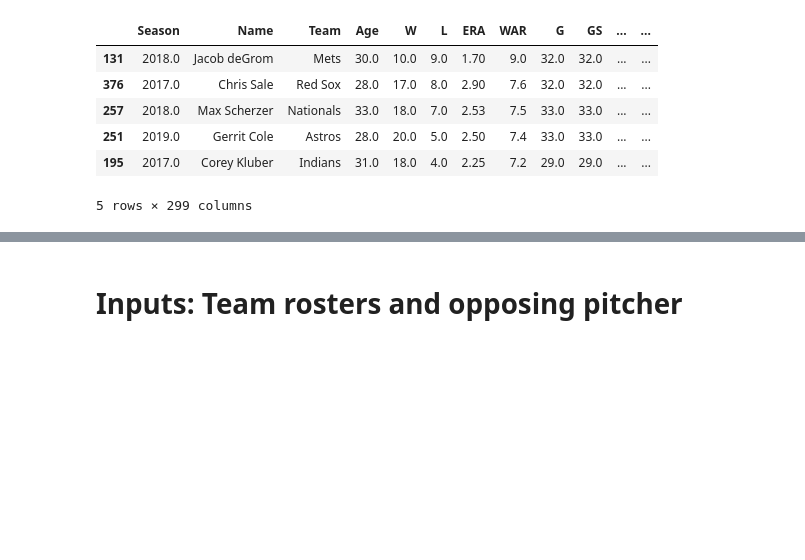
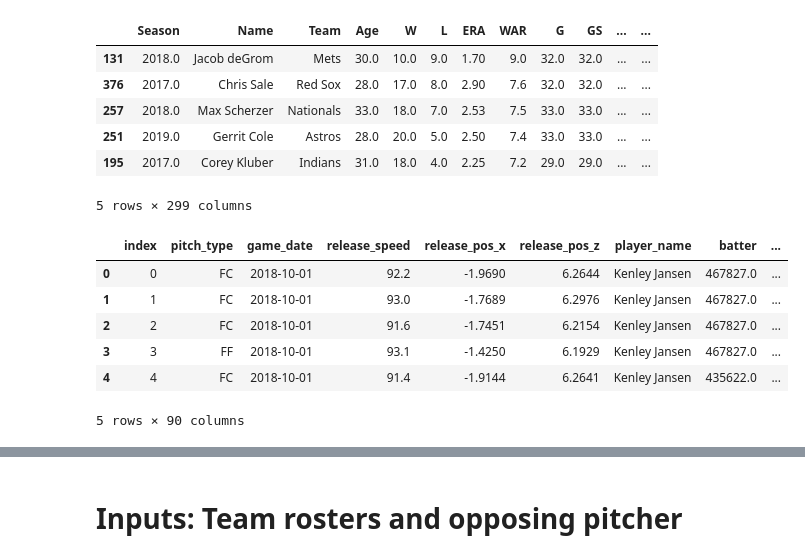
Before and after one commit to benslack19/baseball_player_selector, a Jupyter notebook: daily_fantasy_baseball_player_predictor.ipynb, the cells around one changed output, grey strips where cells are left out. Drawn from its saved outputs; the diff is of its cells as text; code cells hidden in the pictures; blank space fills up the shorter version.

```diff
--- a/daily_fantasy_baseball_player_predictor.ipynb
+++ b/daily_fantasy_baseball_player_predictor.ipynb
@@ -275,3 +275,13 @@ df_pitching_stats.head()
 | 251 | 2019.0 | Gerrit Cole | Astros | 28.0 | 20.0 | 5.0 | 2.50 | 7.4 | 33.0 | 33.0 | ... | ... |
 | 195 | 2017.0 | Corey Kluber | Indians | 31.0 | 18.0 | 4.0 | 2.25 | 7.2 | 29.0 | 29.0 | ... | ... |
 5 rows × 299 columns
+# %%
+df_sc.head()
+# %% [output]
+|  | index | pitch_type | game_date | release_speed | release_pos_x | release_pos_z | player_name | batter | ... |
+| 0 | 0 | FC | 2018-10-01 | 92.2 | -1.9690 | 6.2644 | Kenley Jansen | 467827.0 | ... |
+| 1 | 1 | FC | 2018-10-01 | 93.0 | -1.7689 | 6.2976 | Kenley Jansen | 467827.0 | ... |
+| 2 | 2 | FC | 2018-10-01 | 91.6 | -1.7451 | 6.2154 | Kenley Jansen | 467827.0 | ... |
+| 3 | 3 | FF | 2018-10-01 | 93.1 | -1.4250 | 6.1929 | Kenley Jansen | 467827.0 | ... |
+| 4 | 4 | FC | 2018-10-01 | 91.4 | -1.9144 | 6.2641 | Kenley Jansen | 435622.0 | ... |
+5 rows × 90 columns
```
Also changed, not shown: parts of 12 cells of this notebook, 1 other file.
